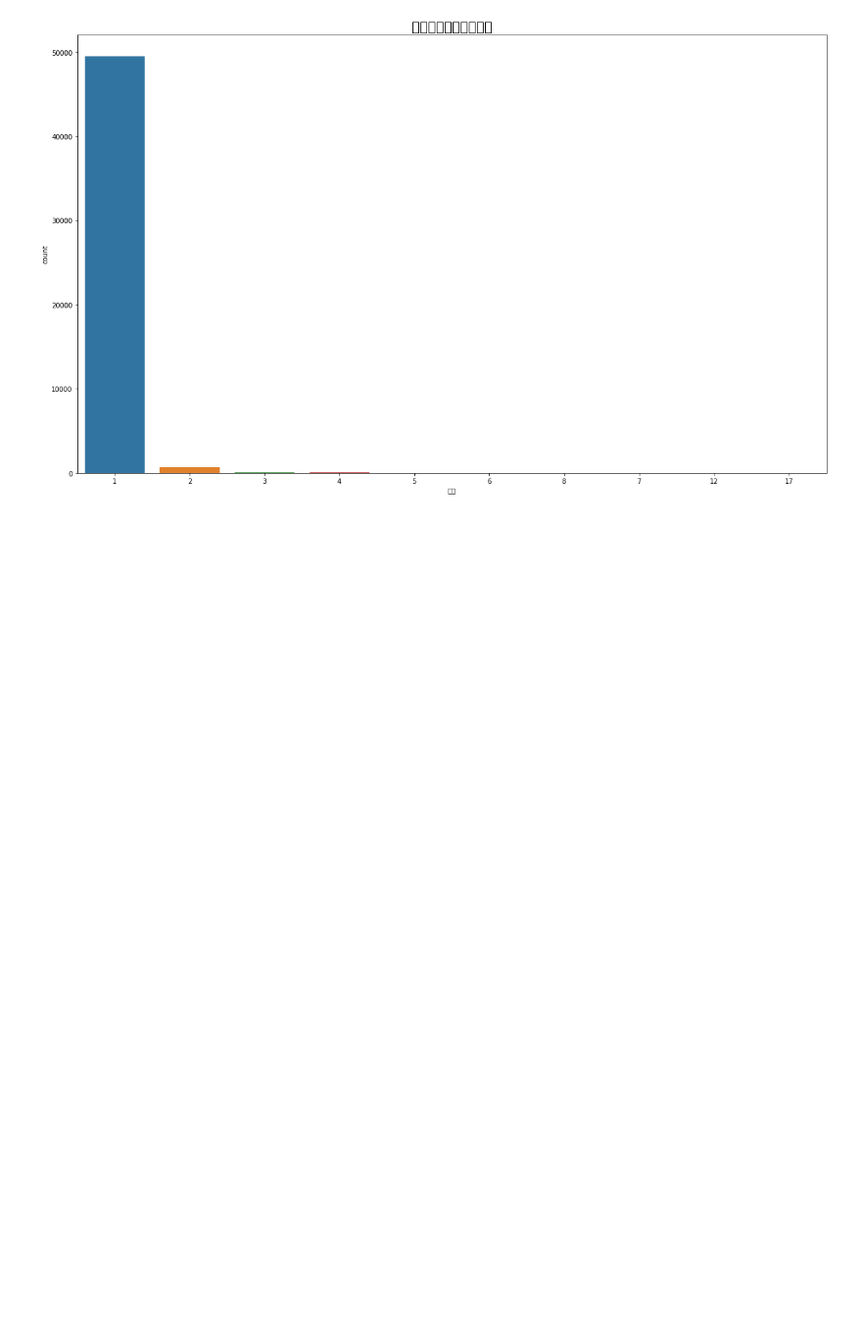
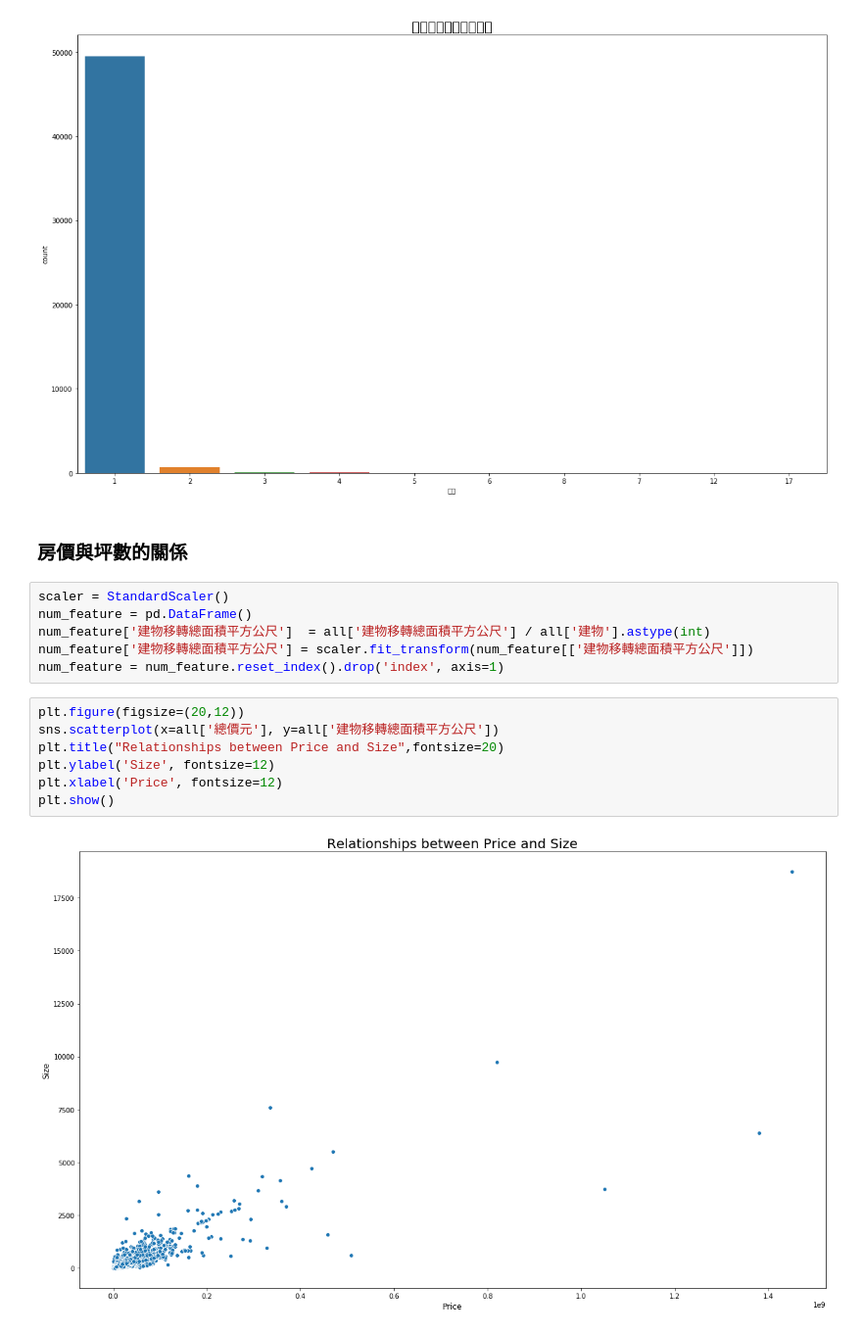
Before and after one commit to johnny12150/19-lab-summer-training, a Jupyter notebook: 0703/EDA.ipynb, the cells around one changed output. Shown: that part at 98% size. Saved outputs shown, nothing was run; the diff lists cells and outputs as text; blank space fills up the shorter version.

```diff
--- a/0703/EDA.ipynb
+++ b/0703/EDA.ipynb
@@ -192,3 +229,20 @@ plt.title("一筆資料包含多少建物",fontsize=20)
 plt.show()
 # %% [output]
 [figure]
+# %% [markdown]
+### 房價與坪數的關係
+# %%
+scaler = StandardScaler()
+num_feature = pd.DataFrame()
+num_feature['建物移轉總面積平方公尺']  = all['建物移轉總面積平方公尺'] / all['建物'].astype(int)
+num_feature['建物移轉總面積平方公尺'] = scaler.fit_transform(num_feature[['建物移轉總面積平方公尺']])
+num_feature = num_feature.reset_index().drop('index', axis=1)
+# %%
+plt.figure(figsize=(20,12))
+sns.scatterplot(x=all['總價元'], y=all['建物移轉總面積平方公尺'])
+plt.title("Relationships between Price and Size",fontsize=20)
+plt.ylabel('Size', fontsize=12)
+plt.xlabel('Price', fontsize=12)
+plt.show()
+# %% [output]
+[figure, added]
```
Also changed, not shown: parts of 4 cells of this notebook.
